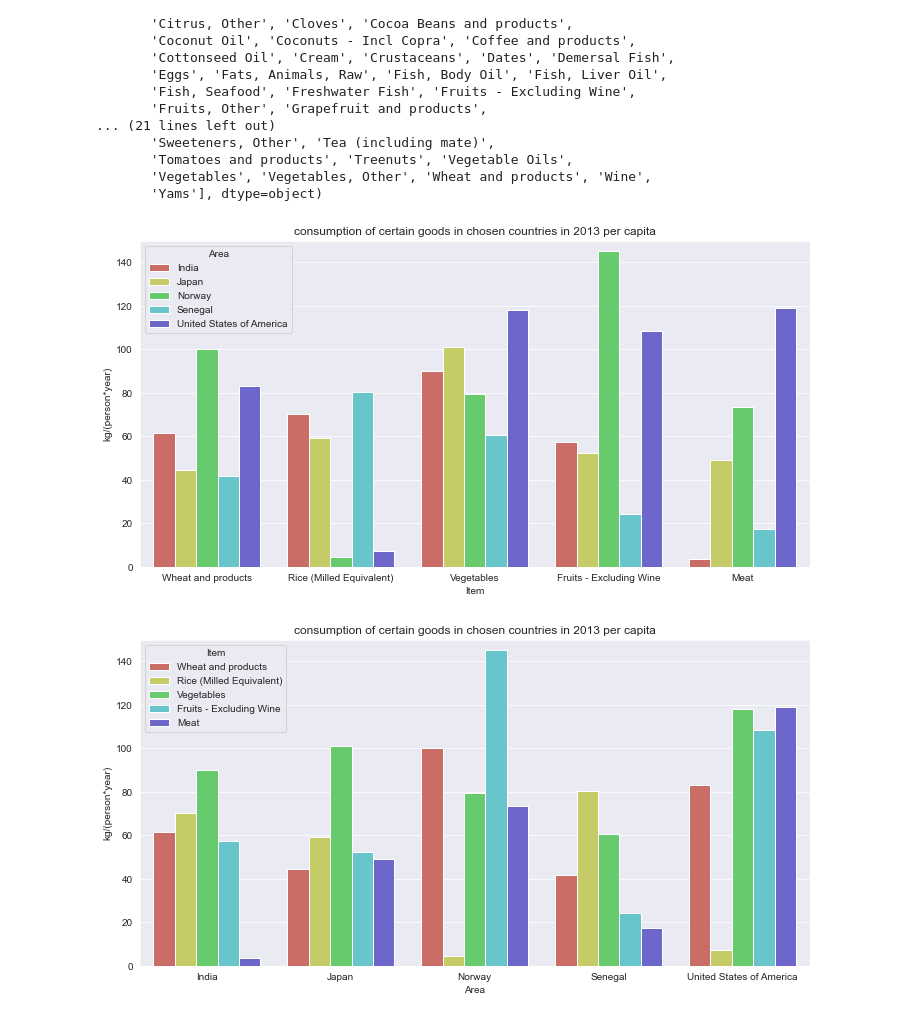
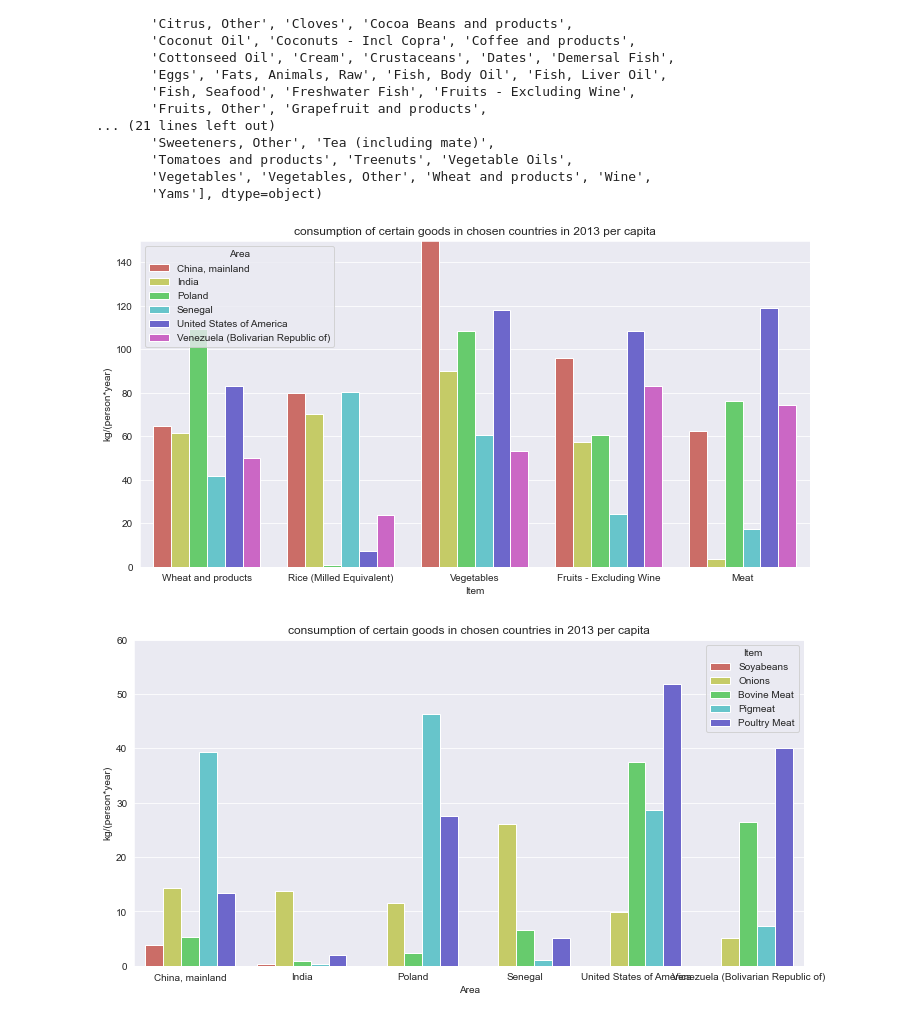
Before and after one commit to azoz01/twd-projekt-1, a Jupyter notebook: plots.ipynb, the cells around one changed output. Drawn from its saved outputs; the diff is of its cells as text; code cells hidden in the pictures.

```diff
--- a/plots.ipynb
+++ b/plots.ipynb
@@ -41,11 +41,12 @@ df1
 | 21476 | Zimbabwe | 1000 tonnes | Food | Miscellaneous | 0 |
 21477 rows × 5 columns
 # %%
-df1 = df1[(df1.Area=='Japan') |
+df1 = df1[(df1.Area=='China, mainland') |
          (df1.Area=='United States of America') |
          (df1.Area=='India') |
-         (df1.Area=='Norway') |
-         (df1.Area=='Senegal')]
+         (df1.Area=='Poland') |
+         (df1.Area=='Senegal')|
+         (df1.Area=='Venezuela (Bolivarian Republic of)')]
 df1
 # %% [output]
 |  | Area | Unit | Element | Item | Y2013 |
@@ -77,5 +75,12 @@ df1[(df1.Item == 'Wheat and products') & (df1.Area == 'Japan')]
 # %%
-people_in_thousands = {'Japan':128542, 'United States of America':309011, 'India':1234281, 'Norway':4885, 'Senegal':12678}
+people_in_thousands = {'Japan':128542,
+                       'United States of America':309011,
+                       'India':1234281,
+                       'Norway':4885,
+                       'Senegal':12678,
+                      'Poland':38040,
+                      'China, mainland': 1357000,
+                      'Venezuela (Bolivarian Republic of)': 29780}
 # %%
 df1['kg/(person*year)']  = df1.apply(lambda row: row.Y2013*1000/people_in_thousands[row.Area], axis = 1)
 # %% [output]
@@ -127,26 +132,26 @@ ax.set(ylim=(0, 150))
 plt.title('consumption of certain goods in chosen countries in 2013 per capita')
 plt.savefig('./plots/jedzonko_lepsze.png')
 # %% [output]
-[figure, old version]
+[figure, new version]
 # %%
 sns.set_style("darkgrid")
 #for country in ['Japan', 'United States of America', 'Norway', 'Senegal', 'India']:
-dfcountry = df1[((df1.Item == 'Meat')|
-                (df1.Item == 'Fruits - Excluding Wine')|
-                (df1.Item == 'Vegetables')|
-                (df1.Item == 'Wheat and products')|
-                (df1.Item == 'Rice (Milled Equivalent)'))]
+dfcountry = df1[((df1.Item == 'Onions')|
+                (df1.Item == 'Bovine Meat')|
+                (df1.Item == 'Pigmeat')|
+                (df1.Item == 'Poultry Meat')|
+                (df1.Item == 'Soyabeans'))]
 plt.figure(figsize=(12,6))
 ax = sns.barplot(dfcountry['Area'],
             dfcountry['kg/(person*year)'],
             hue = dfcountry['Item'],
             orient = 'v',
             palette = sns.color_palette("hls"))
-ax.set(ylim=(0, 150))
+ax.set(ylim=(0, 60))
 
 
 
 plt.title('consumption of certain goods in chosen countries in 2013 per capita')
 plt.savefig('./plots/jedzonko.png')
 # %% [output]
-[figure, old version]
+[figure, new version]
```
Also changed, not shown: parts of 5 cells of this notebook.
